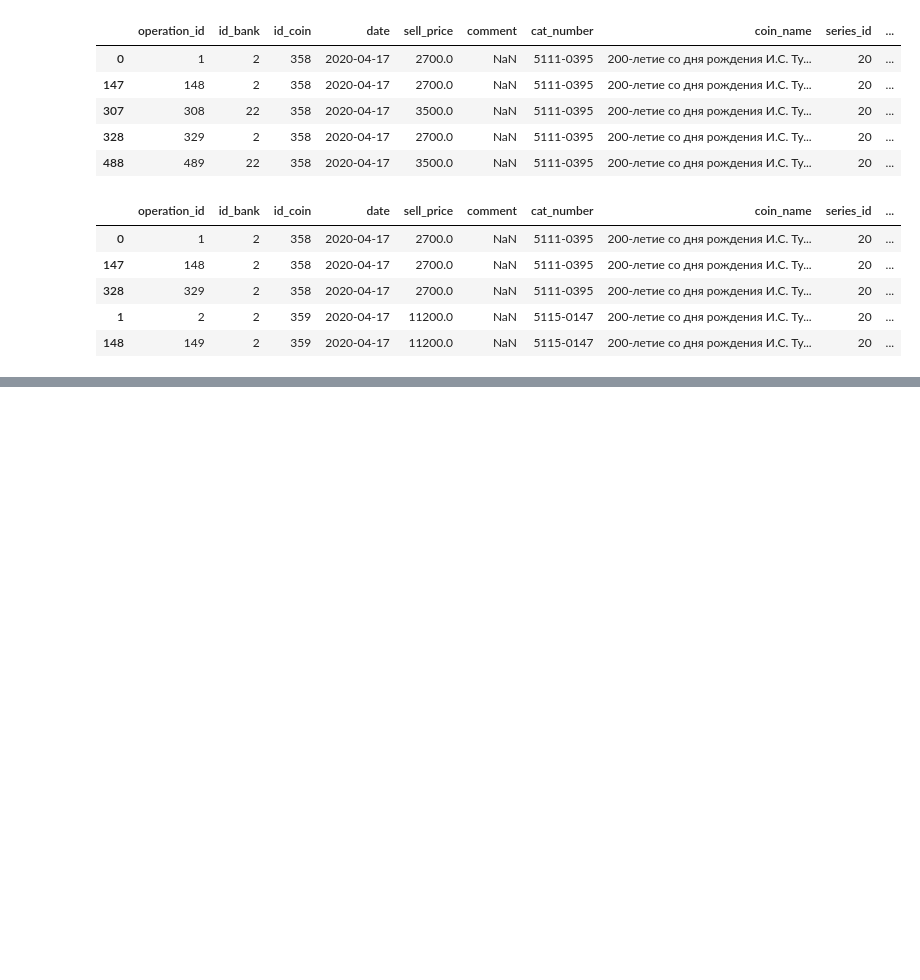
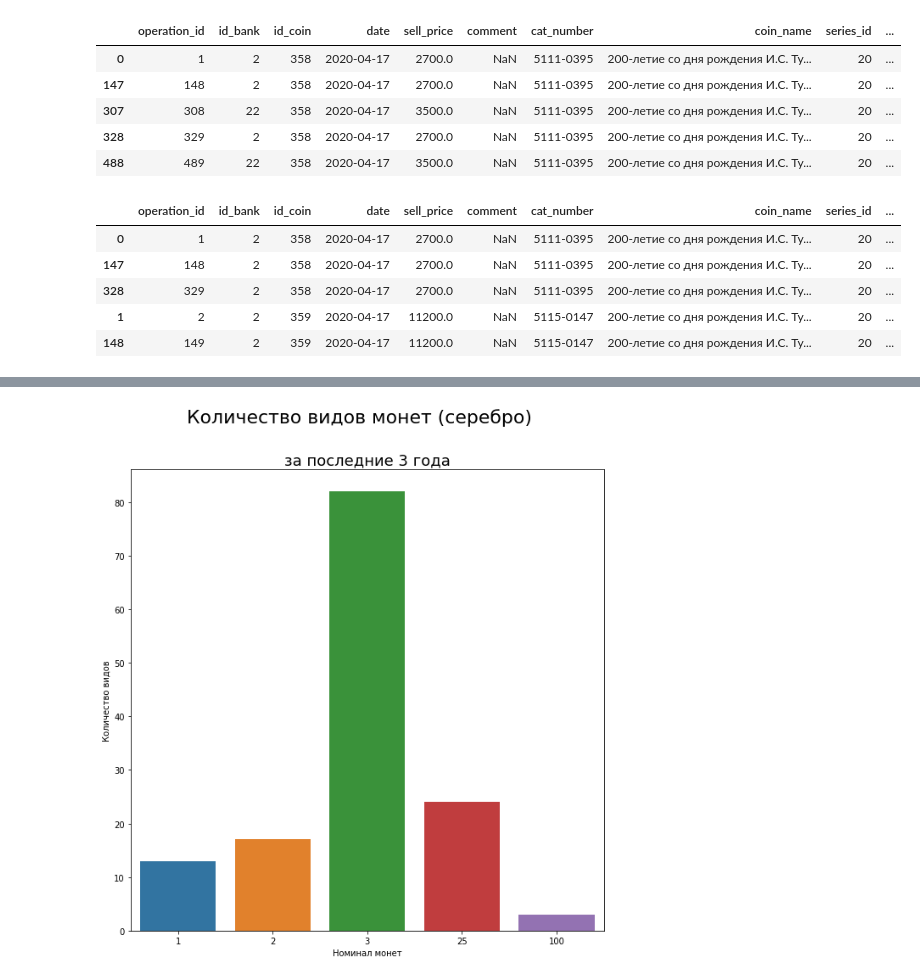
Before and after one commit to ilyinss/cbr_metall_analytics, a Jupyter notebook: decomp_metall_time_series.ipynb, the cells around one changed output, grey strips where cells are left out. Saved outputs shown, nothing was run; the diff lists cells and outputs as text; code cells hidden in the pictures; blank space fills up the shorter version.

```diff
--- a/decomp_metall_time_series.ipynb
+++ b/decomp_metall_time_series.ipynb
@@ -334,10 +353,5 @@ nedrag_list = ['Медно-никелевый сплав',
 # %%
-drag_list = ['Ag-925',
-             'Au-999',
-             'Ag-999',
-             'Ag-900',
-             'Au-900',
-             'Ag-500',
-             'Ag-900/Au-900',
-             'Ag-925/Au-999',
-             'Ag-925/позолота']
+silver_list = ['Ag-925',
+               'Ag-999',
+               'Ag-900',
+               'Ag-500']
@@ -355,0 +373,3 @@ allcoins_nedrag = clear_not_in_list(drag_list, allcoins)
+# %%
+allcoins_silver = allcoins[allcoins['metal'].isin(silver_list)]
+allcoins_silver.metal.unique()
@@ -357,0 +408,3 @@ startdate = pd.to_datetime("2017-01-01").date()
+# %%
+allcoins_silver_3_years = allcoins_silver[allcoins_silver['DT'] >= startdate]
+allcoins_silver_3_years.head()
@@ -418,0 +449,4 @@ result_df_drag_3_years.head(20)
+# %%
+get_plot_count(allcoins_silver_3_years, '(серебро)')
+# %% [output]
+[figure, added]
```
Also changed, not shown: parts of 38 cells of this notebook.
